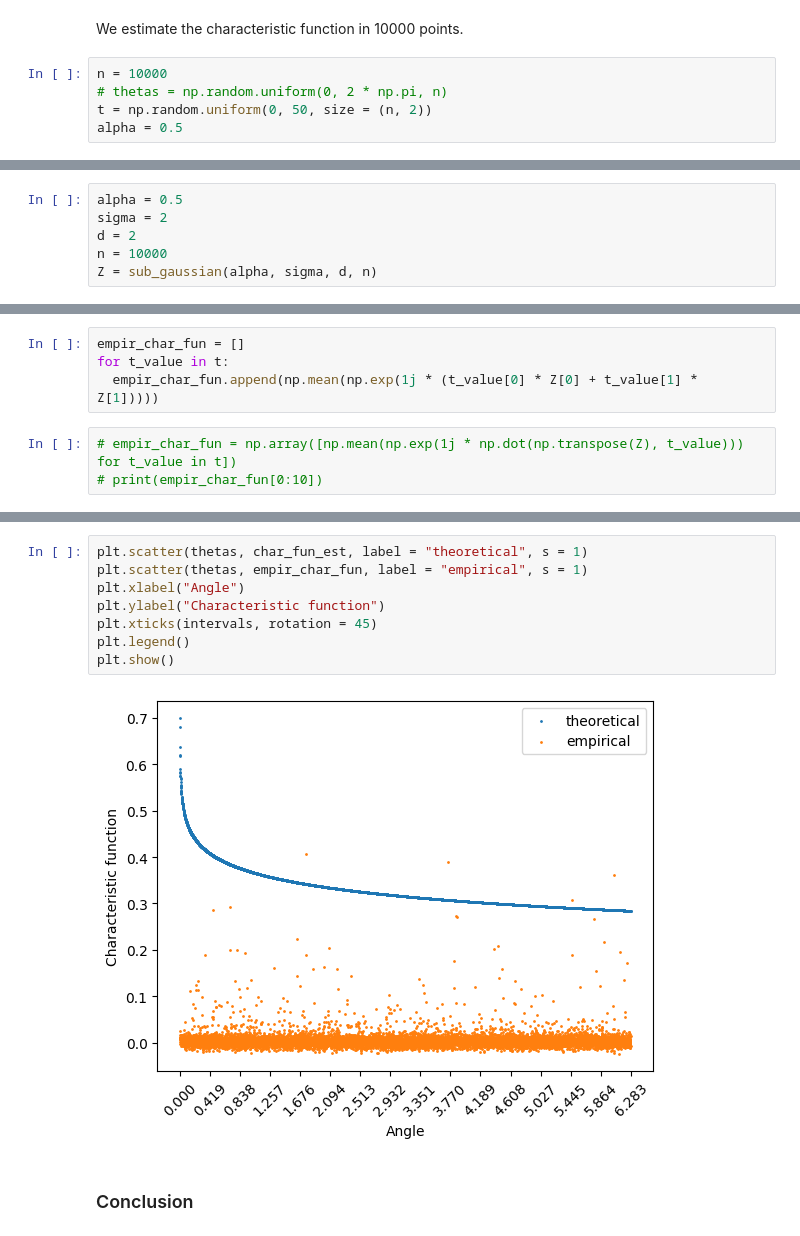
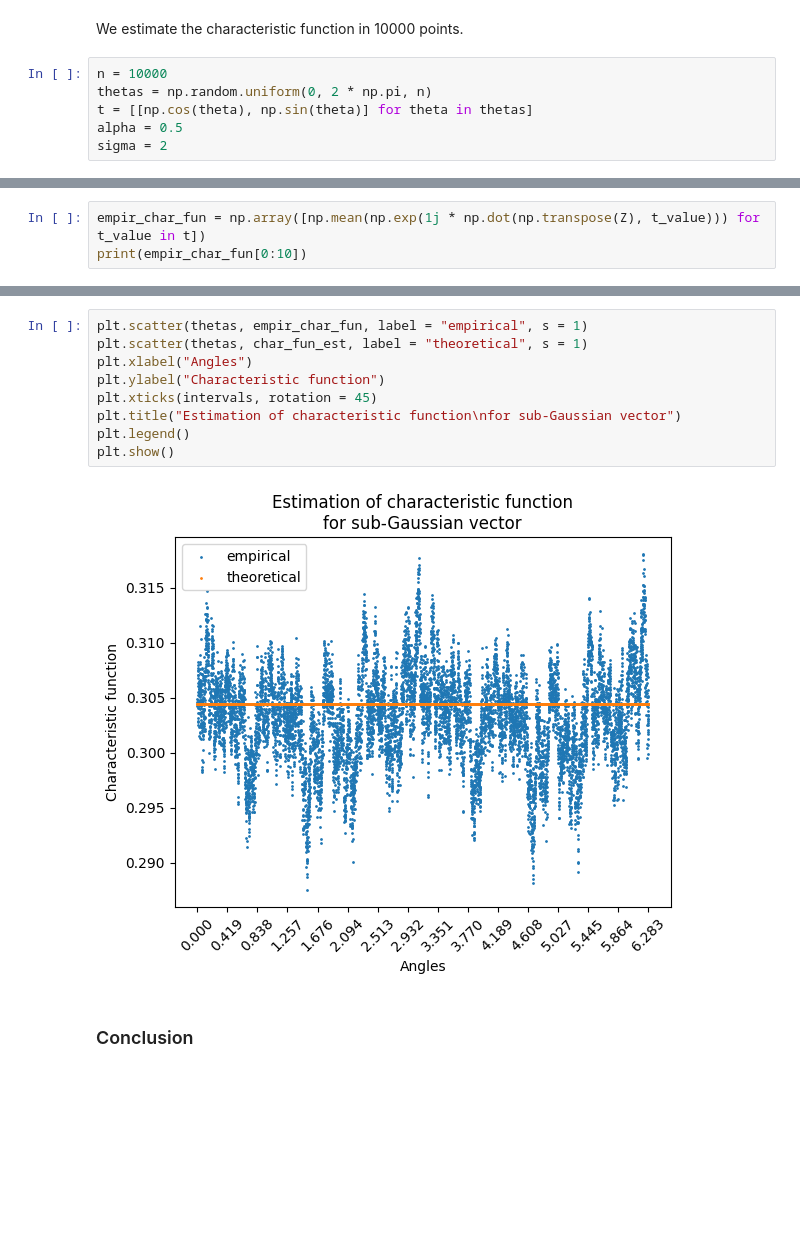
Before and after one commit to KohutMaria/CSOSP, a Jupyter notebook: Report2.ipynb, the cells around one changed output, grey strips where cells are left out. Saved outputs shown, nothing was run; the diff lists cells and outputs as text; blank space fills up the shorter version.

```diff
--- a/Report2.ipynb
+++ b/Report2.ipynb
@@ -619,6 +599,7 @@ def estimator_char_function_sub_gaus(alpha, sigma, t):
 We estimate the characteristic function in 10000 points.
 # %%
 n = 10000
-# thetas = np.random.uniform(0, 2 * np.pi, n)
-t = np.random.uniform(0, 50, size = (n, 2))
+thetas = np.random.uniform(0, 2 * np.pi, n)
+t = [[np.cos(theta), np.sin(theta)] for theta in thetas]
 alpha = 0.5
+sigma = 2
@@ -635,9 +606,3 @@ array([[49.07803774, 22.82880232],
-# %%
-alpha = 0.5
-sigma = 2
-d = 2
-n = 10000
-Z = sub_gaussian(alpha, sigma, d, n)
 # %%
 char_fun_est = estimator_char_function_sub_gaus(alpha, sigma, t)
 print(char_fun_est[0:10])
@@ -647,7 +612,3 @@ print(char_fun_est[0:10])
-# %%
-empir_char_fun = []
-for t_value in t:
-  empir_char_fun.append(np.mean(np.exp(1j * (t_value[0] * Z[0] + t_value[1] * Z[1]))))
 # %%
-# empir_char_fun = np.array([np.mean(np.exp(1j * np.dot(np.transpose(Z), t_value))) for t_value in t])
-# print(empir_char_fun[0:10])
+empir_char_fun = np.array([np.mean(np.exp(1j * np.dot(np.transpose(Z), t_value))) for t_value in t])
+print(empir_char_fun[0:10])
@@ -661,13 +620,14 @@ plt.legend()
 # %%
+plt.scatter(thetas, empir_char_fun, label = "empirical", s = 1)
 plt.scatter(thetas, char_fun_est, label = "theoretical", s = 1)
-plt.scatter(thetas, empir_char_fun, label = "empirical", s = 1)
-plt.xlabel("Angle")
+plt.xlabel("Angles")
 plt.ylabel("Characteristic function")
 plt.xticks(intervals, rotation = 45)
+plt.title("Estimation of characteristic function\nfor sub-Gaussian vector")
 plt.legend()
 plt.show()
 # %% [output]
-[figure, old version]
+[figure, new version]
 # %% [markdown]
 ### Conclusion
 # %% [markdown]
```
Also changed, not shown: parts of 36 cells of this notebook.
